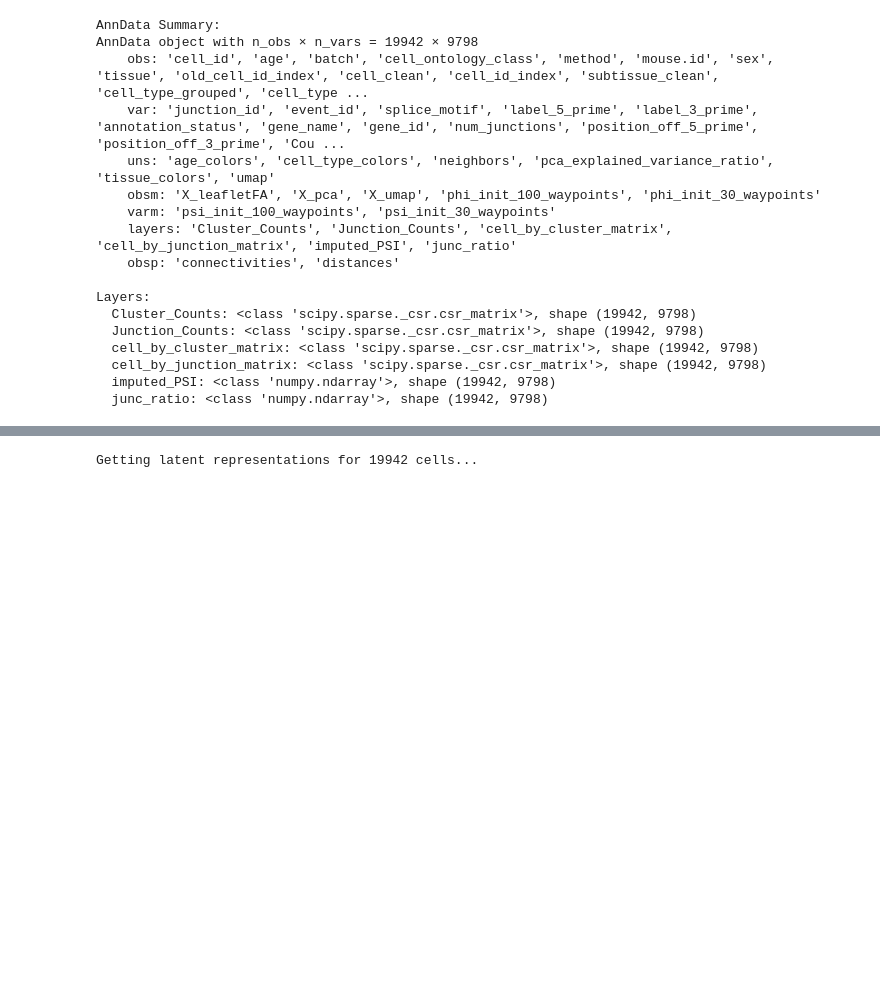
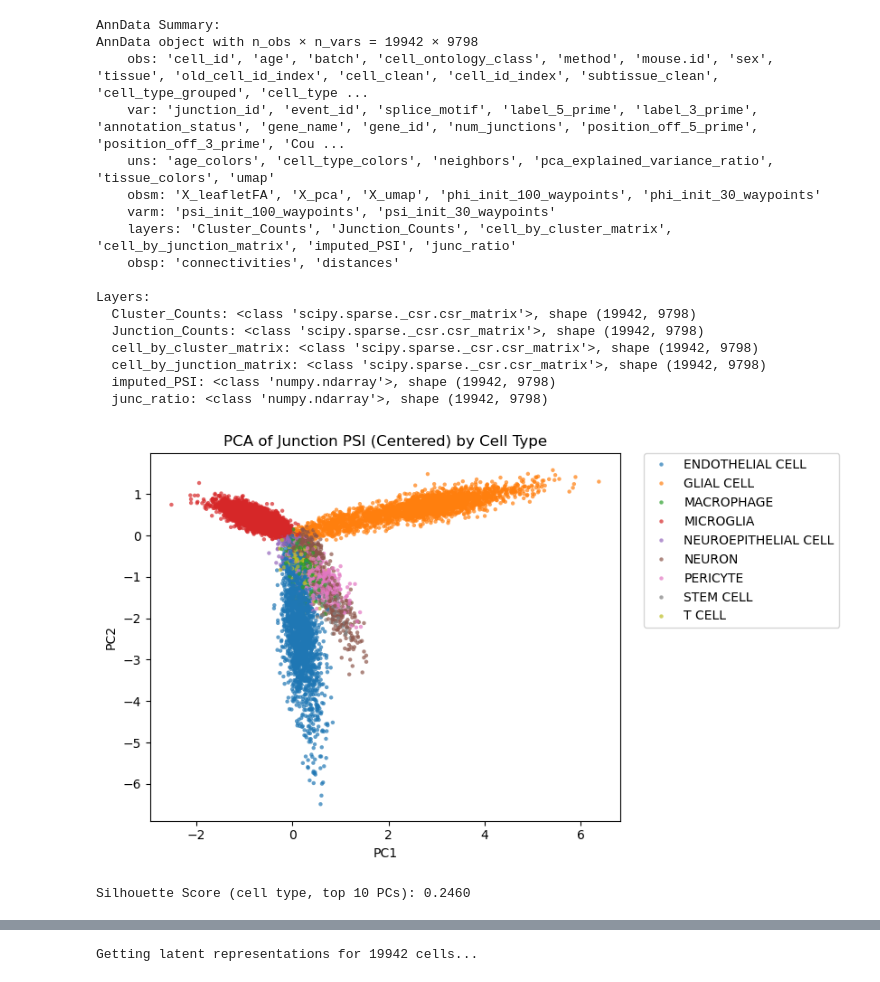
Before and after one commit to smritivaidyanathan/multivi_tools_splicing, a Jupyter notebook: testing/splice_vae_test.ipynb, the cells around one changed output, grey strips where cells are left out. Cells and saved outputs as stored; diff of their text form; code cells hidden in the pictures; blank space fills up the shorter version.

```diff
--- a/testing/splice_vae_test.ipynb
+++ b/testing/splice_vae_test.ipynb
@@ -113,3 +112,57 @@ adata_trimmed = ad.AnnData(
+# %%
+# Check if any NaNs in junc_ratio
+X = adata_trimmed.layers["junc_ratio"]
+
+# Step 1: Compute mean of non-NaN values per column (axis=0)
+col_means = np.nanmean(X, axis=0)
+
+# Step 2: Subtract column means from non-NaN entries
+X_centered = X - col_means[np.newaxis, :]  # broadcast subtraction
+
+# Step 3: Replace NaNs (which are now just untouched entries) with 0
+X_centered[np.isnan(X_centered)] = 0.0
+
+# X should be of shape (num_samples, input_dim)
+CODE_DIM = 32
+pca = PCA(n_components=CODE_DIM)
+X_pca = pca.fit_transform(X_centered)  # shape: (n_cells, CODE_DIM)
+pca_components = pca.components_.T  # shape: (input_dim, code_dim)
+
+# Step 5: Make DataFrame for plotting
+df_plot = pd.DataFrame({
+    "PC1": X_pca[:, 0],
+    "PC2": X_pca[:, 1],
+    "cell_type": adata_trimmed.obs["cell_type"].values
+})
+
+# Step 6: Plot
+plt.figure(figsize=(6, 5))
+sns.scatterplot(
+    data=df_plot,
+    x="PC1", y="PC2",
+    hue="cell_type",
+    s=10, alpha=0.7,
+    linewidth=0
+)
+plt.title("PCA of Junction PSI (Centered) by Cell Type")
+plt.tight_layout()
+plt.legend(bbox_to_anchor=(1.05, 1), loc='upper left', borderaxespad=0.)
+plt.show()
+
+from sklearn.metrics import silhouette_score
+from sklearn.preprocessing import LabelEncoder
+
+# Encode cell type labels as integers
+cell_type_labels = adata_trimmed.obs["cell_type"].values
+label_encoder = LabelEncoder()
+cell_type_encoded = label_encoder.fit_transform(cell_type_labels)
+
+# Compute silhouette score on PCA space
+sil_score = silhouette_score(X_pca[:, :10], cell_type_encoded, metric='euclidean')  # use top 10 PCs
+print(f"Silhouette Score (cell type, top 10 PCs): {sil_score:.4f}")
+# %% [output]
+[figure, added]
+Silhouette Score (cell type, top 10 PCs): 0.2460
 # %%
 # --- Configuration ---
 X_LAYER_NAME = 'junc_ratio'
```
Also changed, not shown: parts of 14 cells of this notebook, 2 other files.
